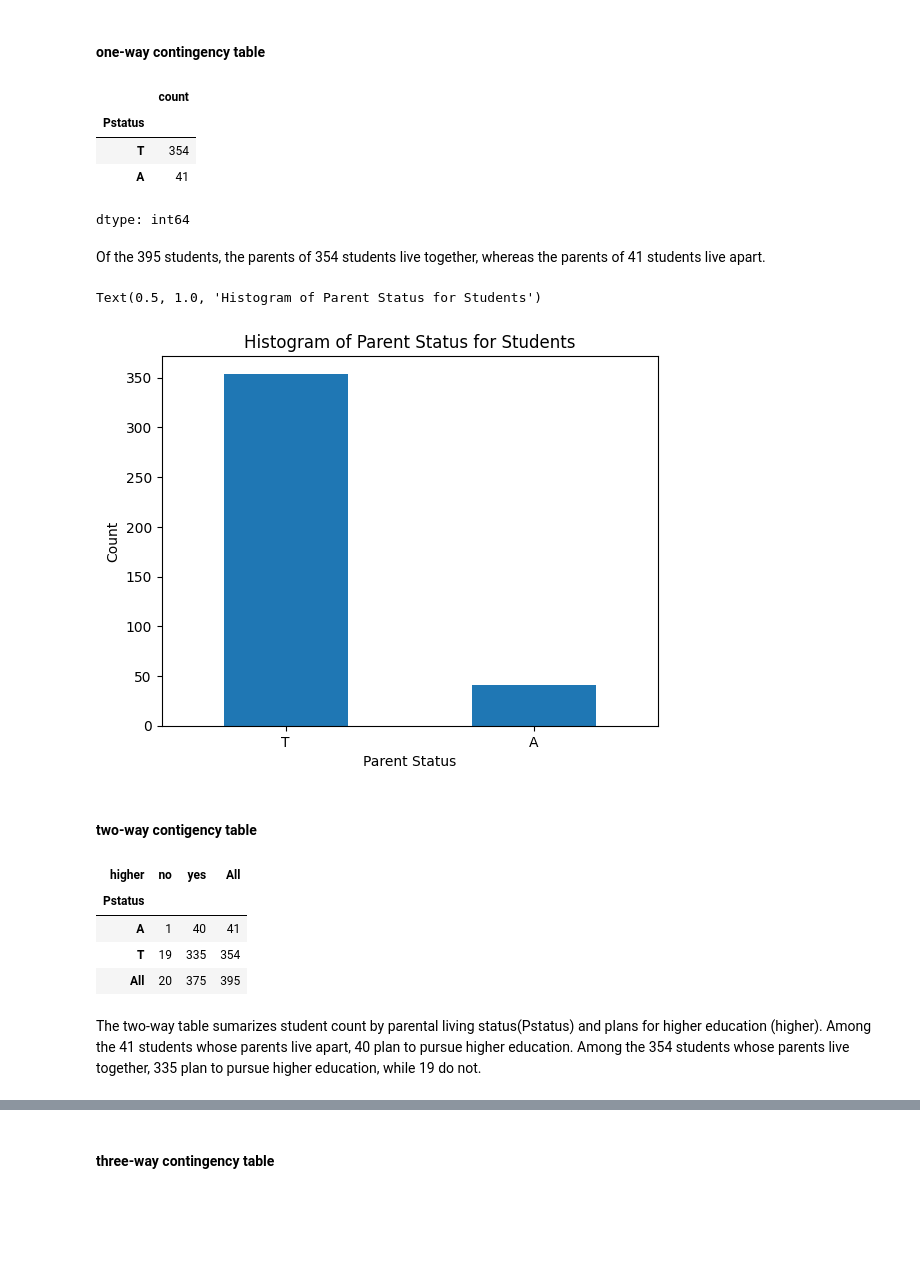
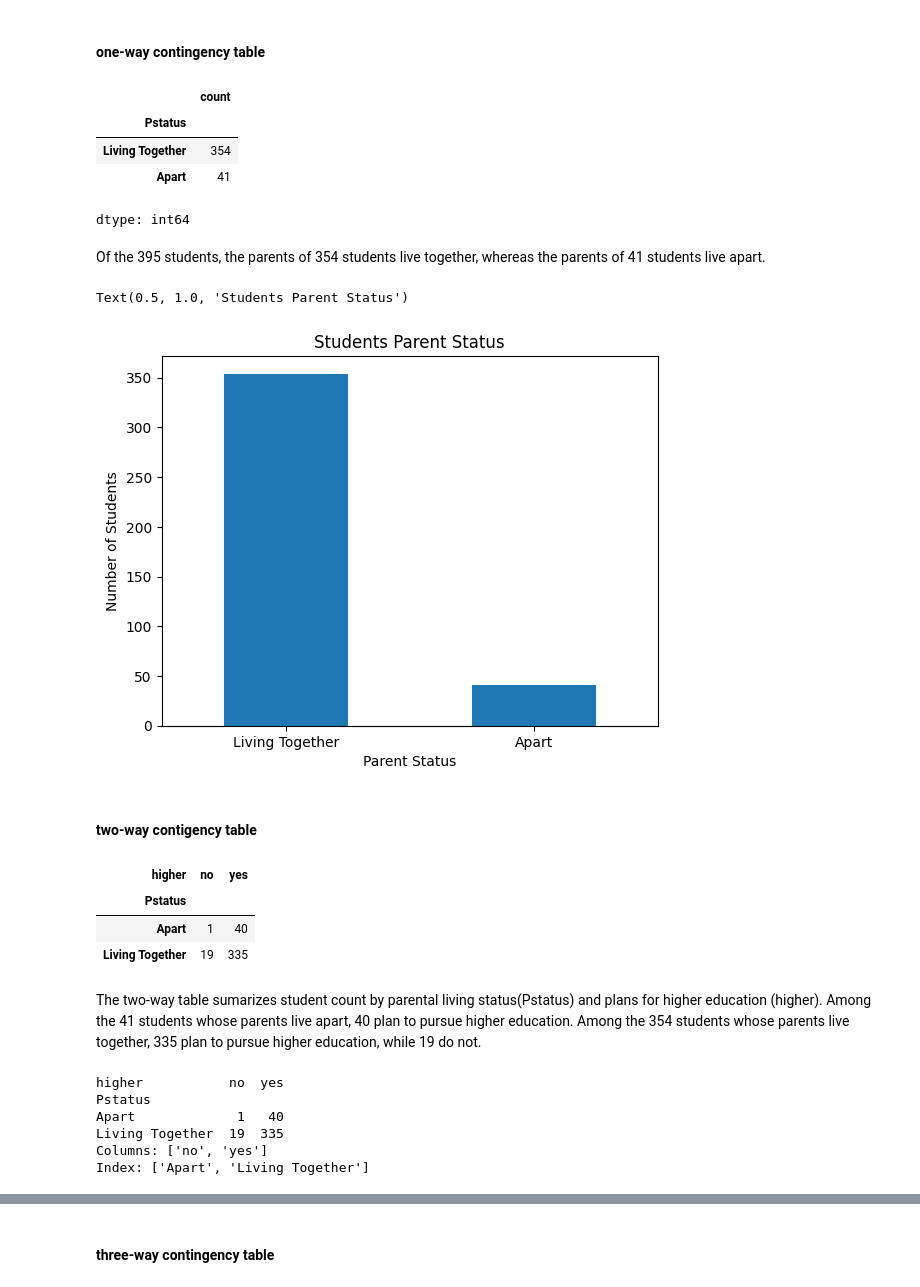
Before and after one commit to hzhoujoy/HW4_ST554, a Jupyter notebook: HW4_JoyZhou.ipynb, the cells around one changed output, grey strips where cells are left out. Drawn from its saved outputs; the diff is of its cells as text; code cells hidden in the pictures; blank space fills up the shorter version.

```diff
--- a/HW4_JoyZhou.ipynb
+++ b/HW4_JoyZhou.ipynb
@@ -65,0 +46,7 @@ None
+# %%
+# create category version of the variables with renamed categories
+math_score["Pstatus"] = math_score["Pstatus"].astype("category")
+math_score["Pstatus"] = math_score["Pstatus"].cat.rename_categories({
+    "T": "Living Together",
+    "A": "Apart"})
+print(math_score.Pstatus.cat.categories)
@@ -73,40 +62,51 @@ Create a one-way contingency table, a two-way contingency table, and a three-way
 # %% [markdown]
 #### one-way contingency table
 # %%
-table1way = math_score.Pstatus.value_counts()
-table1way
+table_1_way = math_score.Pstatus.value_counts()
+table_1_way
 # %% [output]
 |  | count |
 | Pstatus |  |
-| T | 354 |
-| A | 41 |
+| Living Together | 354 |
+| Apart | 41 |
 dtype: int64
 # %% [markdown]
 Of the 395 students, the parents of 354 students live together, whereas the parents of 41 students live apart.
 # %%
 import numpy as np
 import matplotlib.pyplot as plt
 import pandas as pd
-table1way.plot(kind = "bar", rot = 0)
+
+table_1_way.plot(kind = "bar", rot = 0)
 plt.xlabel("Parent Status")
-plt.ylabel("Count")
-plt.title("Histogram of Parent Status for Students")
+plt.ylabel("Number of Students")
+plt.title("Students Parent Status")
 # %% [output]
-Text(0.5, 1.0, 'Histogram of Parent Status for Students')
+Text(0.5, 1.0, 'Students Parent Status')
-[figure, old version]
+[figure, new version]
 # %% [markdown]
 #### two-way contigency table
 # %%
-pd.crosstab(
-    math_score.Pstatus,
-    math_score.higher,
-    margins=True
-    )
+table_2_way = pd.crosstab(
+    math_score["Pstatus"],
+    math_score["higher"])
+table_2_way
 # %% [output]
-| higher | no | yes | All |
-| Pstatus |  |  |  |
-| A | 1 | 40 | 41 |
-| T | 19 | 335 | 354 |
-| All | 20 | 375 | 395 |
+| higher | no | yes |
+| Pstatus |  |  |
+| Apart | 1 | 40 |
+| Living Together | 19 | 335 |
 # %% [markdown]
 The two-way table sumarizes student count by parental living status(Pstatus) and plans for higher education (higher). Among the 41 students whose parents live apart, 40 plan to pursue higher education. Among the 354 students whose parents live together, 335 plan to pursue higher education, while 19 do not.
+# %%
+
+print(table_2_way.head())
+print("Columns:", list(table_2_way.columns))
+print("Index:", list(table_2_way.index))
+# %% [output]
+higher           no  yes
+Pstatus
+Apart             1   40
+Living Together  19  335
+Columns: ['no', 'yes']
+Index: ['Apart', 'Living Together']
```
Also changed, not shown: parts of 9 cells of this notebook.
